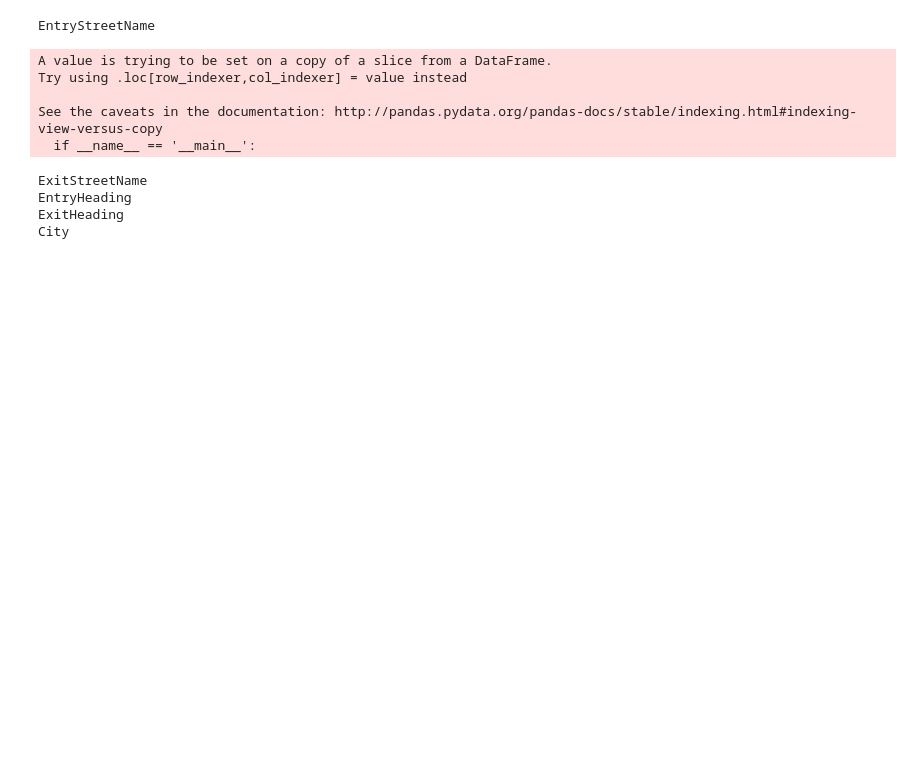
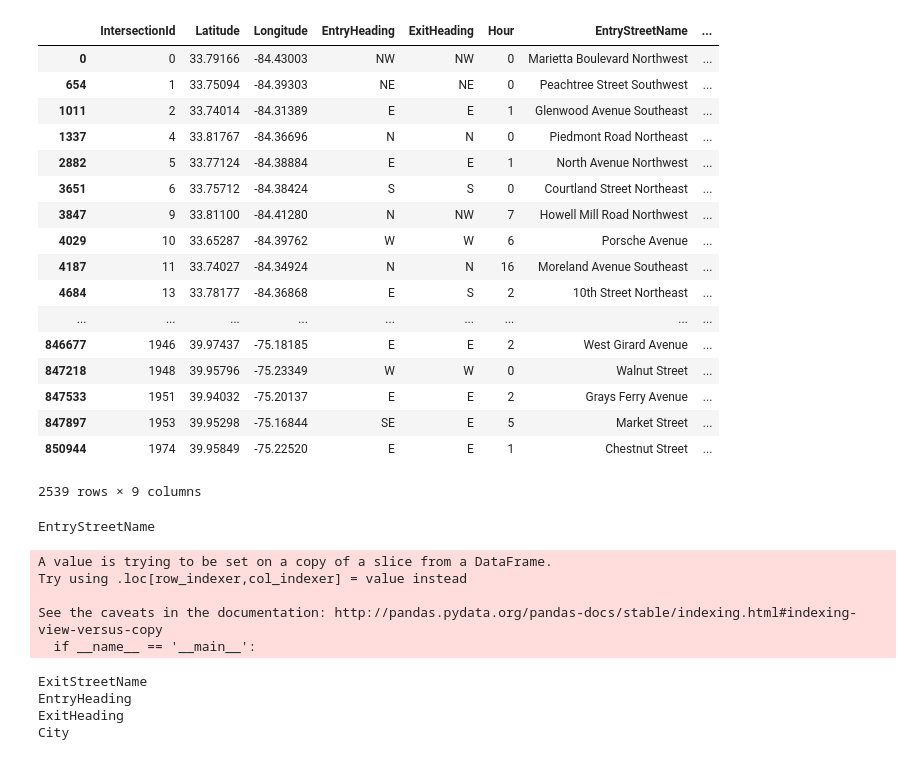
Before and after one commit to seokhohong/geotab, a Jupyter notebook: lgbm.ipynb, the cells around one changed output. Cells and saved outputs as stored; diff of their text form; code cells hidden in the pictures; blank space fills up the shorter version.

```diff
--- a/lgbm.ipynb
+++ b/lgbm.ipynb
@@ -11,3 +29,24 @@ orig_test = pd.read_csv('test.csv')
+# %%
+orig_train[['IntersectionId', 'Latitude', 'Longitude', 'EntryHeading', 'ExitHeading', 'Hour', 'EntryStreetName', 'ExitStreetName', 'DistanceToFirstStop_p80']].drop_duplicates(['IntersectionId'])
+# %% [output]
+|  | IntersectionId | Latitude | Longitude | EntryHeading | ExitHeading | Hour | EntryStreetName | ... |
+| 0 | 0 | 33.79166 | -84.43003 | NW | NW | 0 | Marietta Boulevard Northwest | ... |
+| 654 | 1 | 33.75094 | -84.39303 | NE | NE | 0 | Peachtree Street Southwest | ... |
+| 1011 | 2 | 33.74014 | -84.31389 | E | E | 1 | Glenwood Avenue Southeast | ... |
+| 1337 | 4 | 33.81767 | -84.36696 | N | N | 0 | Piedmont Road Northeast | ... |
+| 2882 | 5 | 33.77124 | -84.38884 | E | E | 1 | North Avenue Northwest | ... |
+| 3651 | 6 | 33.75712 | -84.38424 | S | S | 0 | Courtland Street Northeast | ... |
+| 3847 | 9 | 33.81100 | -84.41280 | N | NW | 7 | Howell Mill Road Northwest | ... |
+| 4029 | 10 | 33.65287 | -84.39762 | W | W | 6 | Porsche Avenue | ... |
+| 4187 | 11 | 33.74027 | -84.34924 | N | N | 16 | Moreland Avenue Southeast | ... |
+| 4684 | 13 | 33.78177 | -84.36868 | E | S | 2 | 10th Street Northeast | ... |
+| ... | ... | ... | ... | ... | ... | ... | ... | ... |
+| 846677 | 1946 | 39.97437 | -75.18185 | E | E | 2 | West Girard Avenue | ... |
+| 847218 | 1948 | 39.95796 | -75.23349 | W | W | 0 | Walnut Street | ... |
+| 847533 | 1951 | 39.94032 | -75.20137 | E | E | 2 | Grays Ferry Avenue | ... |
+| 847897 | 1953 | 39.95298 | -75.16844 | SE | E | 5 | Market Street | ... |
+| 850944 | 1974 | 39.95849 | -75.22520 | E | E | 1 | Chestnut Street | ... |
+2539 rows × 9 columns
 # %%
 train = pd.read_csv('train.csv')
 test = pd.read_csv('test.csv')
```
Also changed, not shown: parts of 3 cells of this notebook, 3 other files.
